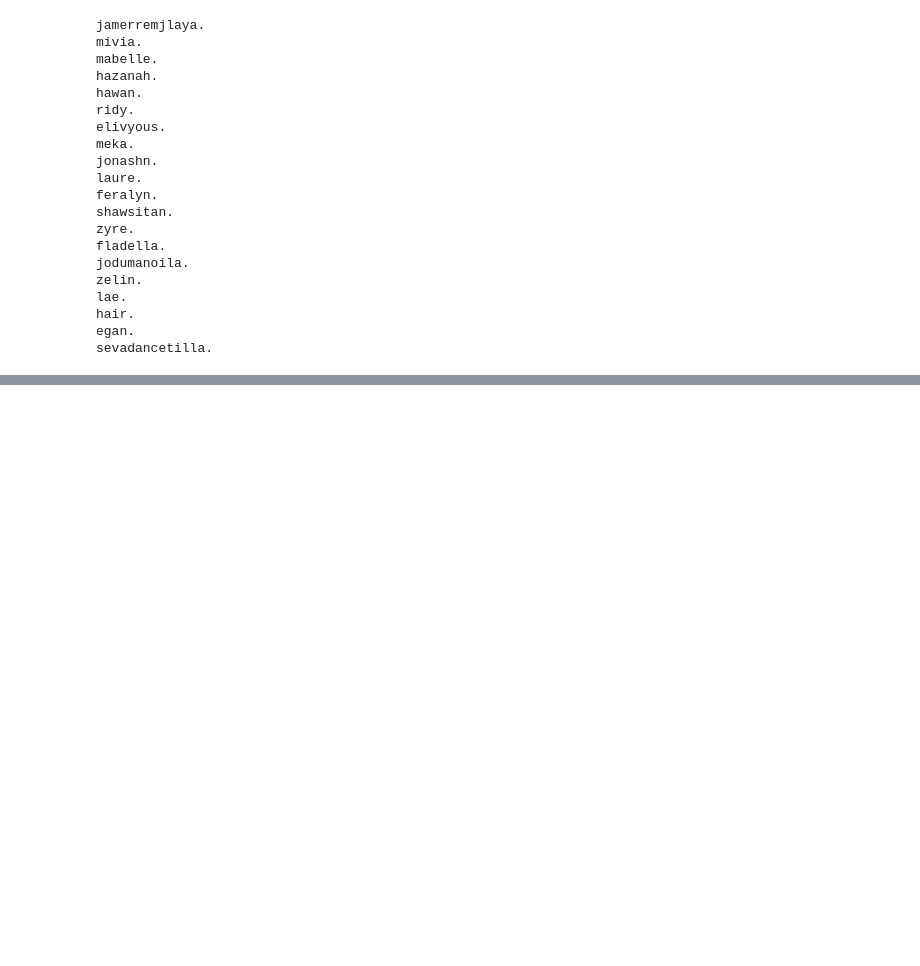
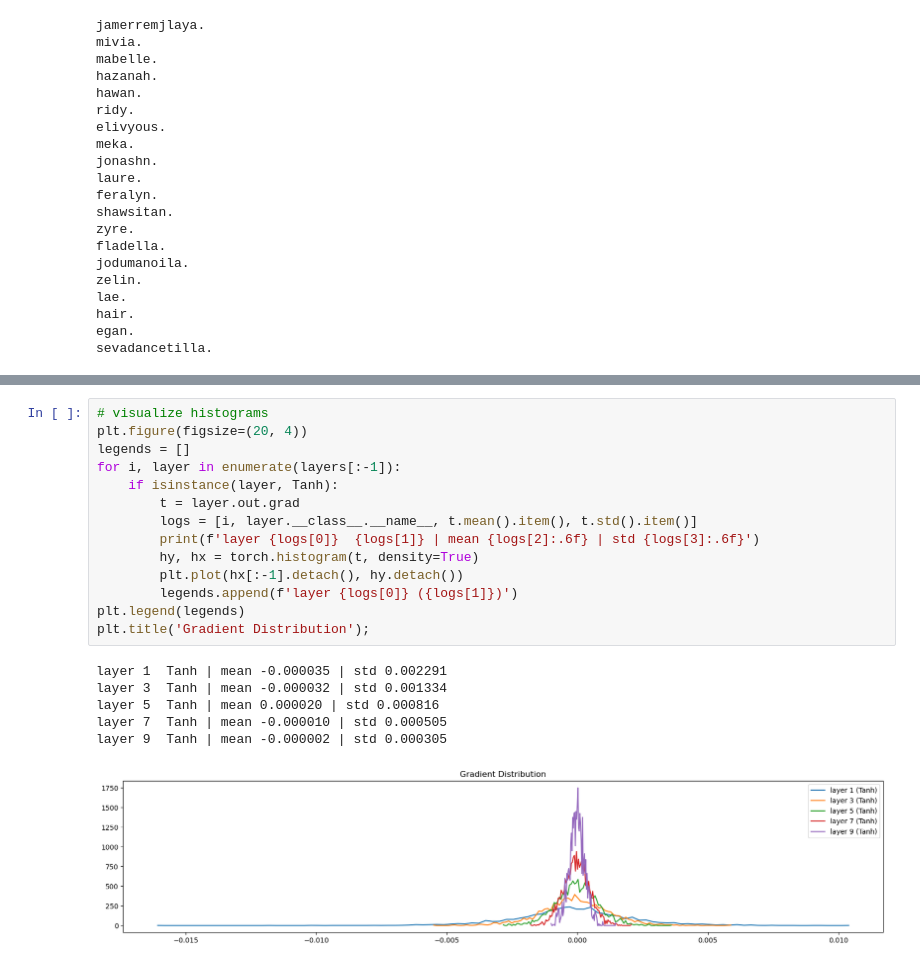
Before and after one commit to yarchickkk/makemore, a Jupyter notebook: mlp2.ipynb, the cells around one changed output, grey strips where cells are left out. Saved outputs shown, nothing was run; the diff lists cells and outputs as text; blank space fills up the shorter version.

```diff
--- a/mlp2.ipynb
+++ b/mlp2.ipynb
@@ -247,0 +393,21 @@ sevadancetilla.
+# %%
+# visualize histograms
+plt.figure(figsize=(20, 4))
+legends = []
+for i, layer in enumerate(layers[:-1]):
+    if isinstance(layer, Tanh):
+        t = layer.out.grad
+        logs = [i, layer.__class__.__name__, t.mean().item(), t.std().item()]
+        print(f'layer {logs[0]}  {logs[1]} | mean {logs[2]:.6f} | std {logs[3]:.6f}')
+        hy, hx = torch.histogram(t, density=True)
+        plt.plot(hx[:-1].detach(), hy.detach())
+        legends.append(f'layer {logs[0]} ({logs[1]})')
+plt.legend(legends)
+plt.title('Gradient Distribution');
+# %% [output]
+layer 1  Tanh | mean -0.000035 | std 0.002291
+layer 3  Tanh | mean -0.000032 | std 0.001334
+layer 5  Tanh | mean 0.000020 | std 0.000816
+layer 7  Tanh | mean -0.000010 | std 0.000505
+layer 9  Tanh | mean -0.000002 | std 0.000305
+[figure, added]
```
Also changed, not shown: parts of 3 cells of this notebook.
